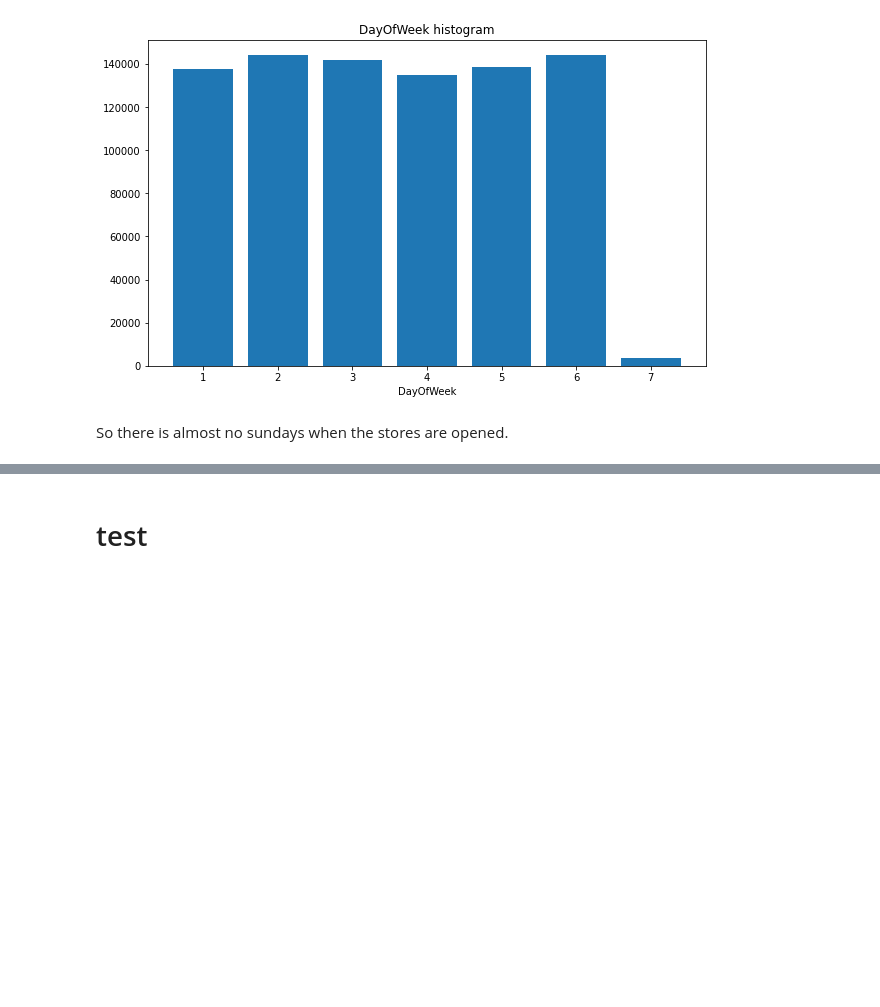
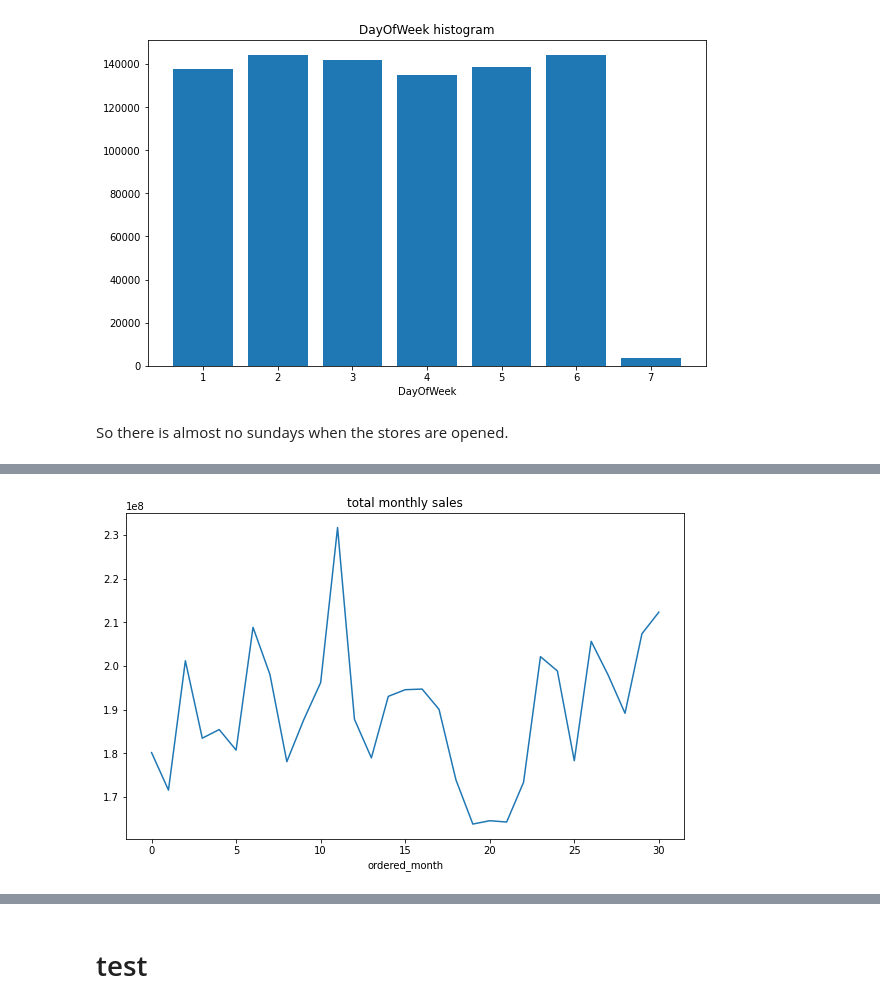
Before and after one commit to vkhmara/EPAM-Internship, a Jupyter notebook: Rossmann Store Sales/EDA.ipynb, the cells around one changed output, grey strips where cells are left out. Drawn from its saved outputs; the diff is of its cells as text; code cells hidden in the pictures; blank space fills up the shorter version.

```diff
--- a/Rossmann Store Sales/EDA.ipynb
+++ b/Rossmann Store Sales/EDA.ipynb
@@ -447,0 +473,5 @@ train[train.Open == 1].drop(columns=['Open', 'Customers']).corr()
+# %%
+months = dates.apply(lambda date: date.month + 12 * (date.year - 2013) - 1)
+# %%
+train['ordered_month'] = months
+train.head()
@@ -447,0 +485,7 @@ train[train.Open == 1].drop(columns=['Open', 'Customers']).corr()
+# %%
+plt.figure(figsize=(10, 6))
+train.groupby('ordered_month').agg({'Sales': 'sum'}).Sales.plot()
+plt.title('total monthly sales')
+plt.show()
+# %% [output]
+[figure, added]
```
Also changed, not shown: parts of 65 cells of this notebook.
